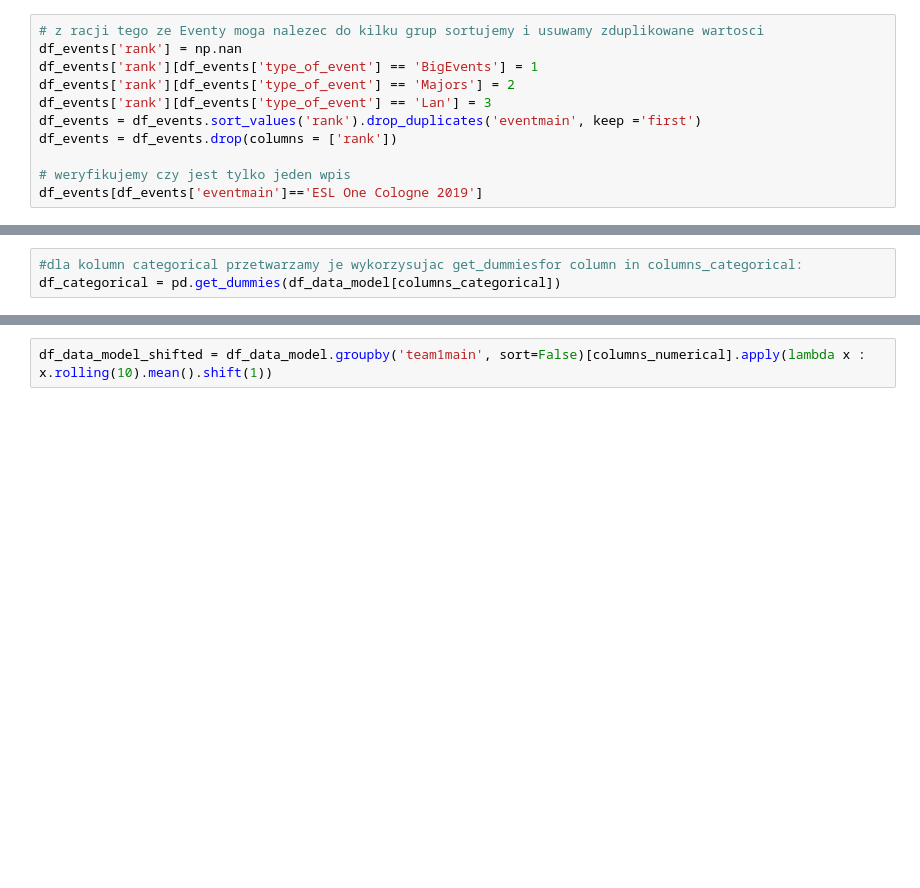
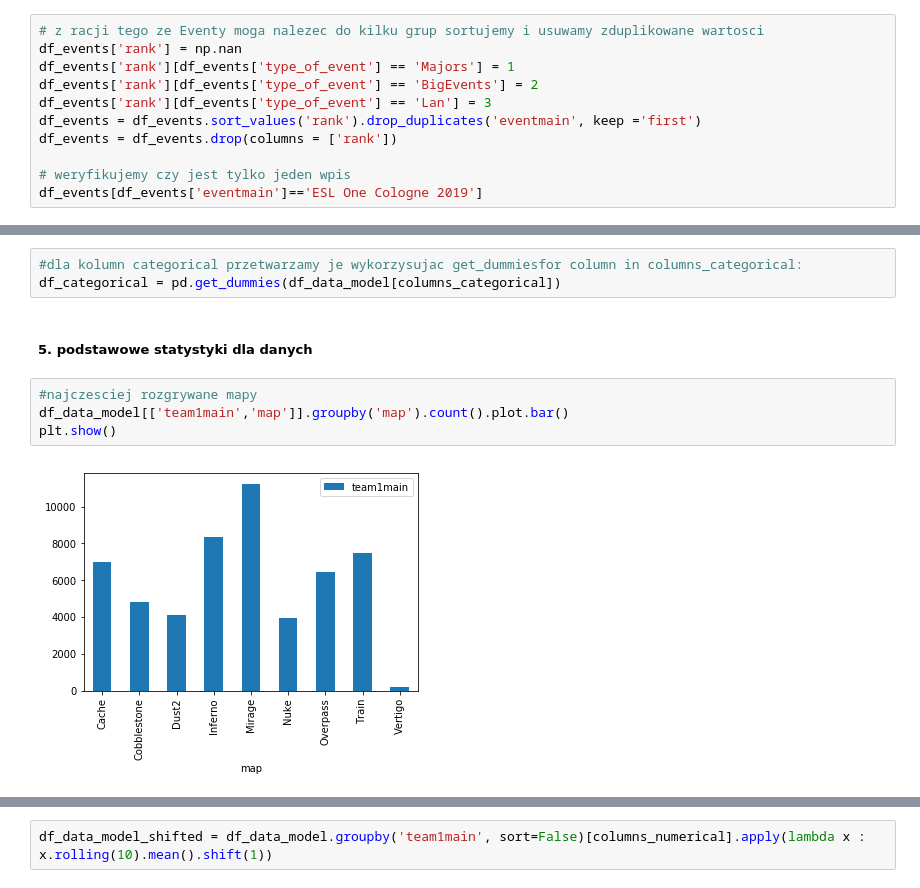
Before and after one commit to madbubu/project_cs_prediction, a Jupyter notebook: prediction.ipynb, the cells around one changed output, grey strips where cells are left out. Cells and saved outputs as stored; diff of their text form; blank space fills up the shorter version.

```diff
--- a/prediction.ipynb
+++ b/prediction.ipynb
@@ -283,8 +283,8 @@ df_data['eventmain']=df_data['eventmain'].astype(str)
 # %%
 # z racji tego ze Eventy moga nalezec do kilku grup sortujemy i usuwamy zduplikowane wartosci
 df_events['rank'] = np.nan
-df_events['rank'][df_events['type_of_event'] == 'BigEvents'] = 1
-df_events['rank'][df_events['type_of_event'] == 'Majors'] = 2
+df_events['rank'][df_events['type_of_event'] == 'Majors'] = 1
+df_events['rank'][df_events['type_of_event'] == 'BigEvents'] = 2
 df_events['rank'][df_events['type_of_event'] == 'Lan'] = 3
 df_events = df_events.sort_values('rank').drop_duplicates('eventmain', keep ='first')
 df_events = df_events.drop(columns = ['rank'])
@@ -399,3 +399,11 @@ columns_numerical = ['score_team1main', 'score_team2main',
 # %%
 #dla kolumn categorical przetwarzamy je wykorzysujac get_dummiesfor column in columns_categorical:
 df_categorical = pd.get_dummies(df_data_model[columns_categorical])
+# %% [markdown]
+##### 5. podstawowe statystyki dla danych
+# %%
+#najczesciej rozgrywane mapy
+df_data_model[['team1main','map']].groupby('map').count().plot.bar()
+plt.show()
+# %% [output]
+[figure, added]
```
Also changed, not shown: parts of 96 cells of this notebook, 3 other files.
